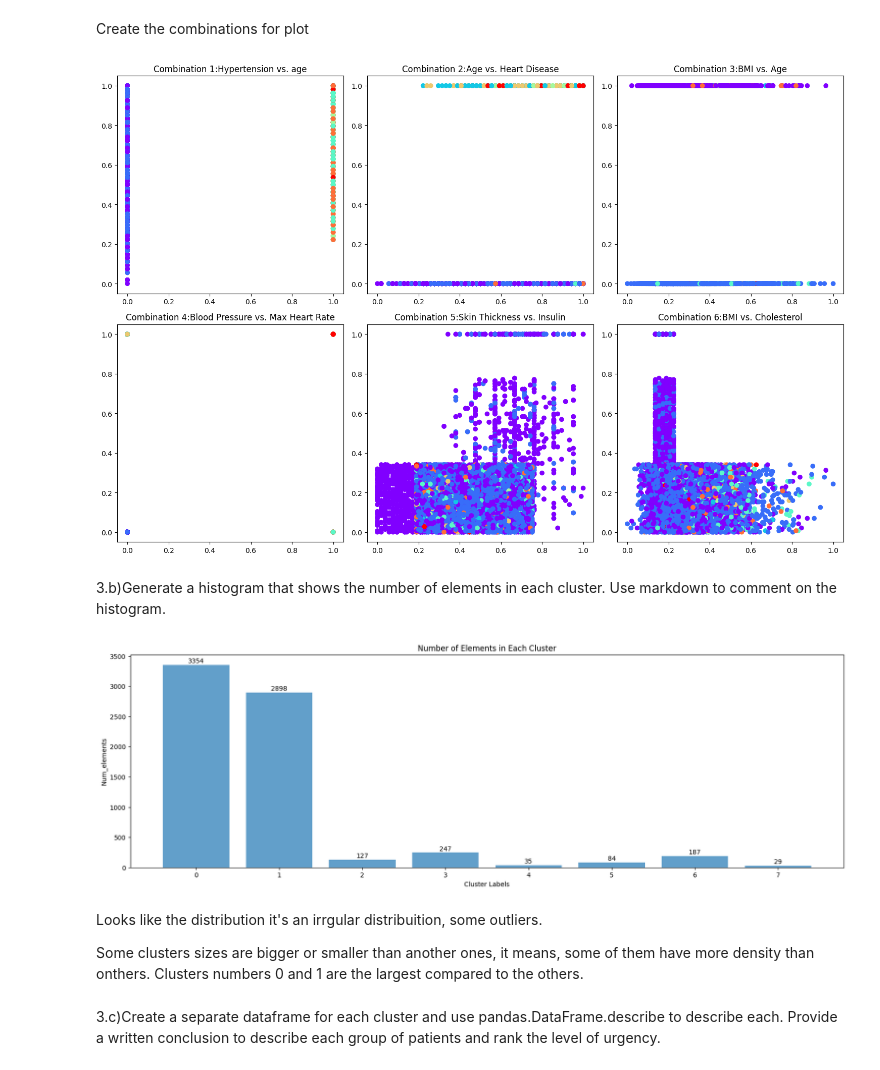
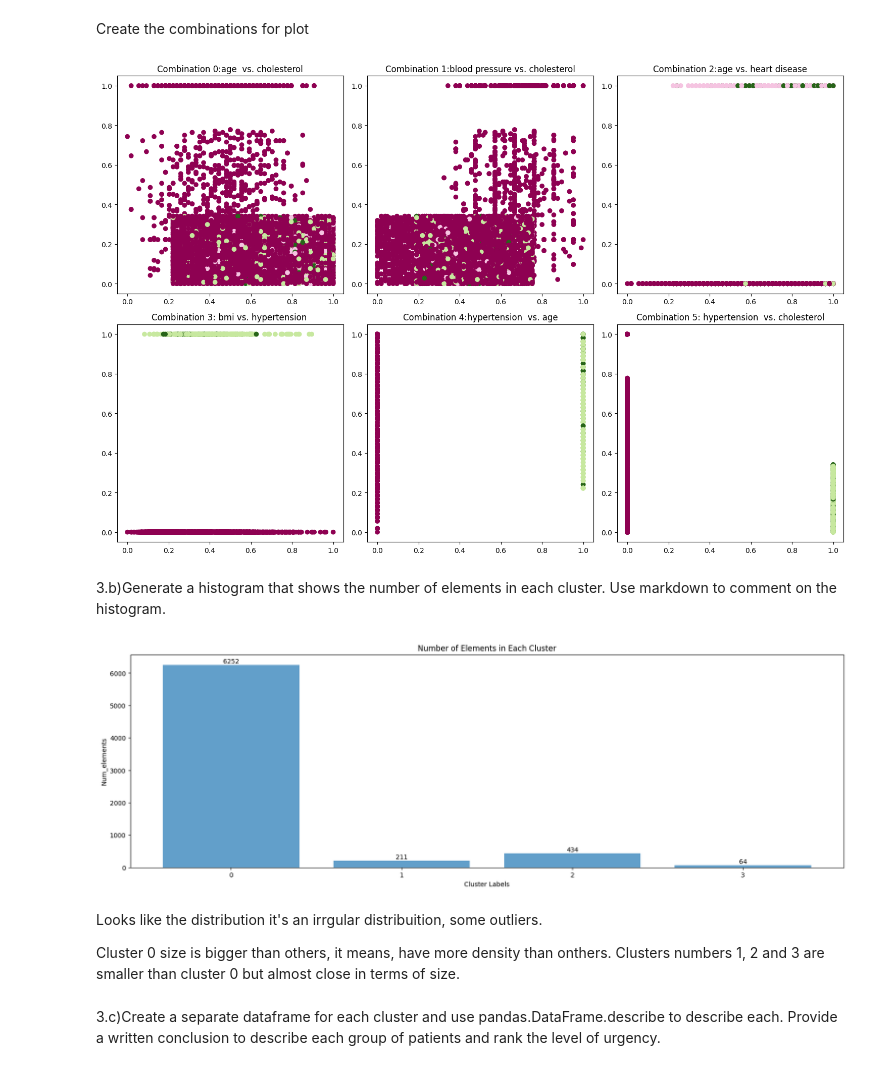
Before and after one commit to PKpacheco/uml-assignment2_dbscan, a Jupyter notebook: Assignment_3_DBSCAN_UML_Paola_Pacheco.ipynb, the cells around one changed output. Saved outputs shown, nothing was run; the diff lists cells and outputs as text; code cells hidden in the pictures.

```diff
--- a/Assignment_3_DBSCAN_UML_Paola_Pacheco.ipynb
+++ b/Assignment_3_DBSCAN_UML_Paola_Pacheco.ipynb
@@ -321,7 +319,7 @@ plt.show()
 # %% [markdown]
 Due to the large number of clusters (63) using the scaled_df ( full dataset) I decided to reduce the number of features and choose only those that are important in the medical care decision and use this selected_features to run the model and hyperparameters
 # %%
-selected_features = scaled_df[['age', 'gender', 'chest pain type', 'blood pressure','cholesterol','bmi' , 'hypertension', 'heart_disease' ]]
+selected_features = scaled_df[['age', 'blood pressure','cholesterol','bmi' , 'hypertension', 'heart_disease' ]]
 # %% [markdown]
 Calculate the Epsilon ( maximum distance between 2 data points) using different K values.
 # %%
@@ -394,8 +416,8 @@ For the hyperparameters:
 # %%
 # Create a list of all the hyperparameters
 
-epsilon_values = [0.1, 0.4, 0.6, 1.0]
-min_samples_values = [2, 3, 9, 19]
+epsilon_values = [0.1, 0.3, 0.35, 1.0]
+min_samples_values = [2, 3, 8, 14]
 metrics = ['euclidean', 'manhattan']
 p_values = [1, 2]
 
@@ -572,36 +627,38 @@ title = "DBSCAN Clustering Results"
 # %%
-
+labels = best_dbscan_labels
+title = "DBSCAN Clustering Results"
+cmap='PiYG'
 fig, axs = plt.subplots(2, 3, figsize=(15, 10))
 
 # Scatter Plot 1
-axs[0, 0].scatter(x_column, y_column, c=labels, cmap='rainbow', marker='o')
-axs[0, 0].set_title("Combination 1:Hypertension vs. age")
+axs[0, 0].scatter(x_column, y_column, c=labels, cmap=cmap)
+axs[0, 0].set_title("Combination 0:age  vs. cholesterol")
 
 # Scatter Plot 2
-axs[0, 1].scatter(x_column_1, y_column_1, c=labels, cmap='rainbow', marker='o')
-axs[0, 1].set_title("Combination 2:Age vs. Heart Disease")
+axs[0, 1].scatter(x_column_1, y_column_1, c=labels, cmap=cmap)
+axs[0, 1].set_title("Combination 1:blood pressure vs. cholesterol")
 
 # Scatter Plot 3
-axs[0, 2].scatter(x_column_2, y_column_2, c=labels, cmap='rainbow', marker='o')
-axs[0, 2].set_title("Combination 3:BMI vs. Age")
+axs[0, 2].scatter(x_column_2, y_column_2, c=labels, cmap=cmap)
+axs[0, 2].set_title("Combination 2:age vs. heart disease")
 
 # Scatter Plot 4
-axs[1, 0].scatter(x_column_3, y_column_3, c=labels, cmap='rainbow', marker='o')
-axs[1, 0].set_title("Combination 4:Blood Pressure vs. Max Heart Rate")
+axs[1, 0].scatter(x_column_3, y_column_3, c=labels, cmap=cmap)
+axs[1, 0].set_title("Combination 3: bmi vs. hypertension ")
 
 # Scatter Plot 5
-axs[1, 1].scatter(x_column_4, y_column_4, c=labels, cmap='rainbow', marker='o')
-axs[1, 1].set_title("Combination 5:Skin Thickness vs. Insulin")
+axs[1, 1].scatter(x_column_4, y_column_4, c=labels, cmap=cmap)
+axs[1, 1].set_title("Combination 4:hypertension  vs. age")
 
 # Scatter Plot 6
-axs[1, 2].scatter(x_column_5, y_column_5, c=labels, cmap='rainbow', marker='o')
-axs[1, 2].set_title("Combination 6:BMI vs. Cholesterol")
+axs[1, 2].scatter(x_column_5, y_column_5, c=labels, cmap=cmap)
+axs[1, 2].set_title("Combination 5: hypertension  vs. cholesterol")
 
 
 plt.tight_layout()
 plt.show()
 # %% [output]
-[figure, old version]
+[figure, new version]
 # %% [markdown]
 3.b)Generate a histogram that shows the number of elements in each cluster. Use markdown to comment on the histogram.
 # %%
@@ -621,12 +678,12 @@ for bar, count in zip(bars, label_counts):
 
 plt.show()
 # %% [output]
-[figure, old version]
+[figure, new version]
 # %% [markdown]
 Looks like the distribution it's  an irrgular distribuition, some outliers.
 
-Some clusters sizes are bigger or smaller than another ones, it means, some of them have more density than onthers.
-Clusters numbers 0 and 1 are the largest compared to the others.
+Cluster 0 size is bigger than others, it means,  have more density than onthers.
+Clusters numbers 1, 2 and 3 are smaller than cluster 0 but almost close in terms of size.
 # %% [markdown]
 3.c)Create a separate dataframe for each cluster and use pandas.DataFrame.describe to describe each. Provide a written conclusion to describe each group of patients and rank the level of urgency.
 # %%
```
Also changed, not shown: parts of 30 cells of this notebook.
